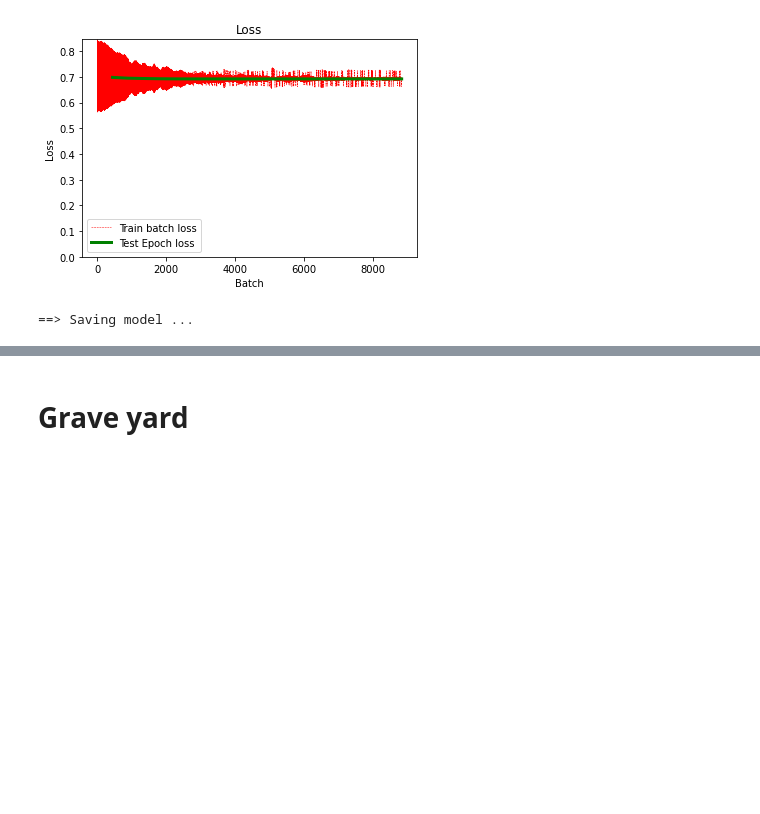
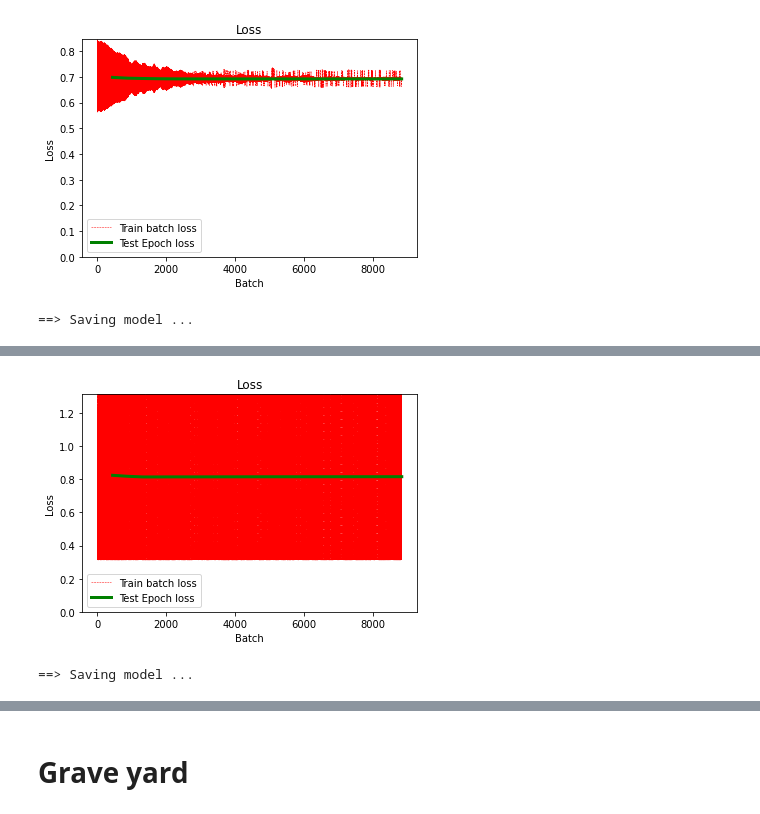
Before and after one commit to mocedon/VISL_project, a Jupyter notebook: Project_jupyter.ipynb, the cells around one changed output, grey strips where cells are left out. Drawn from its saved outputs; the diff is of its cells as text; code cells hidden in the pictures; blank space fills up the shorter version.

```diff
--- a/Project_jupyter.ipynb
+++ b/Project_jupyter.ipynb
@@ -92,4 +50,0 @@ p[(p["t"]== 'ts')&(p["m"]=='msi')]
-# %%
-t = torch.rand(3,16,16)
-print("torch shape", t.shape)
-print("np shape", t.numpy().shape)
@@ -99,7 +50,0 @@ np shape (3, 16, 16)
-# %%
-t = None
-a = torch.Tensor([1,2,3])
-b = torch.Tensor([4,5,6])
-t = torch.vstack((t,a)) if t else a
-t = torch.vstack((t,b,a,b))
-print(t)
@@ -422,6 +320,30 @@ class MLPmodel_2(nn.Module):
     ev_ = self.mlp(ev_)
     #print("result ", ev_)
     return ev_
+
+
+class MLPmodel_10(nn.Module):
+  """Muililevel perceptron model, lower chane for over fitting"""
+  def __init__(self, input, fnc):
+    super(MLPmodel_10, self).__init__()
+    self.fnc = fnc
+    self.mlp = nn.Sequential(
+        nn.Linear(input, input // 10),
+        nn.ReLU(inplace=True),
+        nn.Linear(input // 10, 2),
+        nn.Softmax(dim=1))
+
+
+  def forward(self, ev):
+    #print("ev", ev)
+    ev = self.fnc(ev[0, 0])
+    #print("ev fnc", ev)
+    ev = torch.flatten(ev)
+    ev_ = torch.Tensor(1, len(ev))
+    ev_[0] = ev
+    ev_ = self.mlp(ev_)
+    #print("result ", ev_)
+    return ev_
 # %%
 class LinearReg(nn.Module):
   """Linear regression model"""
@@ -772 +694,4 @@ Epoch: 20 | Loss: 0.6687 | Training accuracy: 59.955% | Test accuracy: 48.649% |
 ==> Saving model ...
+# %%
+process('../dataset_100d_res/train', '../dataset_100d_res/test', MLPmodel_10(200, batch_PCA(k=1, mean=True, eig_val=False, fnc=exp2)), "100d_pca")
+# %% [output]
@@ -773 +715,3 @@ Epoch: 20 | Loss: 0.6687 | Training accuracy: 59.955% | Test accuracy: 48.649% |
+[figure, added]
+==> Saving model ...
 # %%
```
Also changed, not shown: parts of 20 cells of this notebook.
